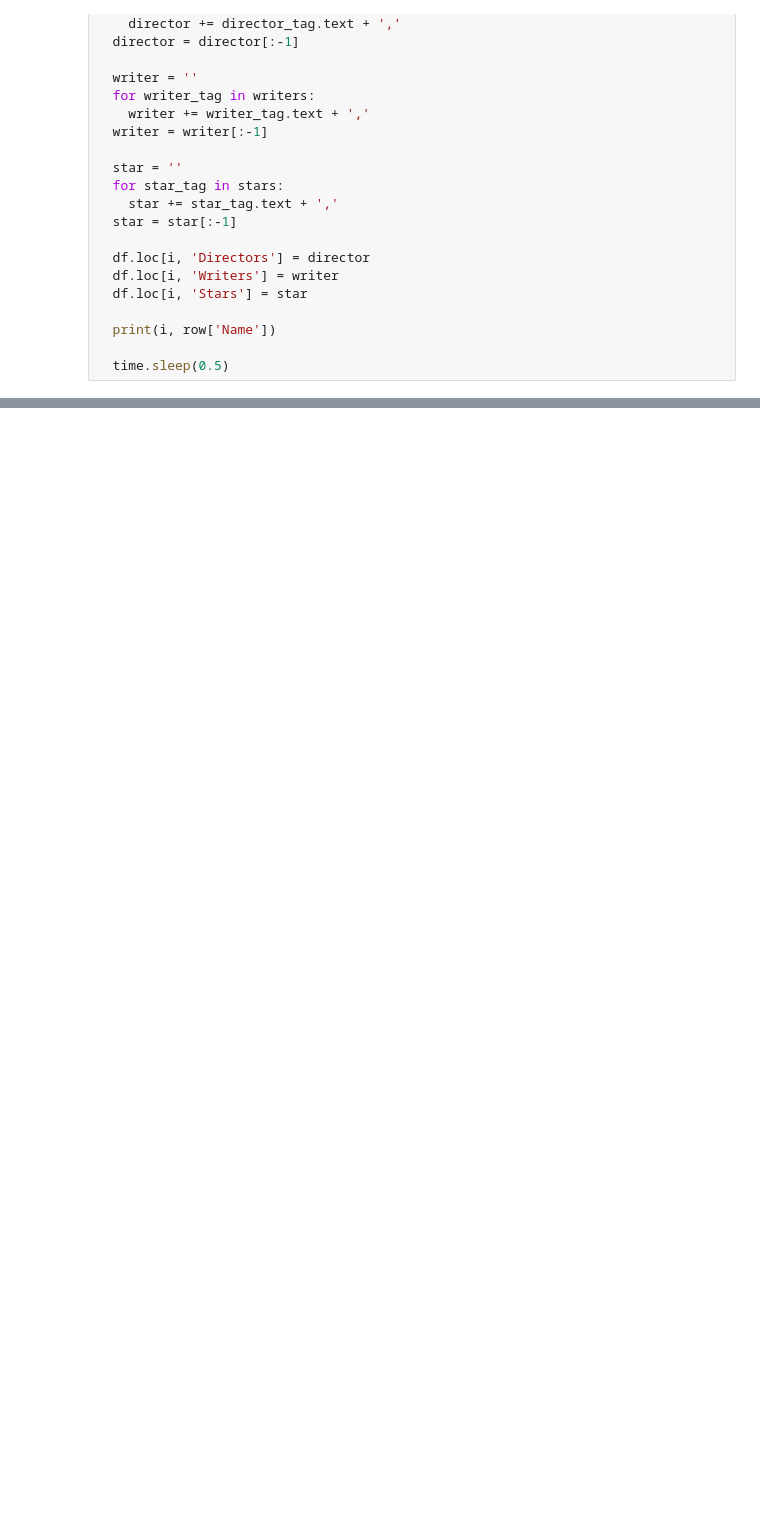
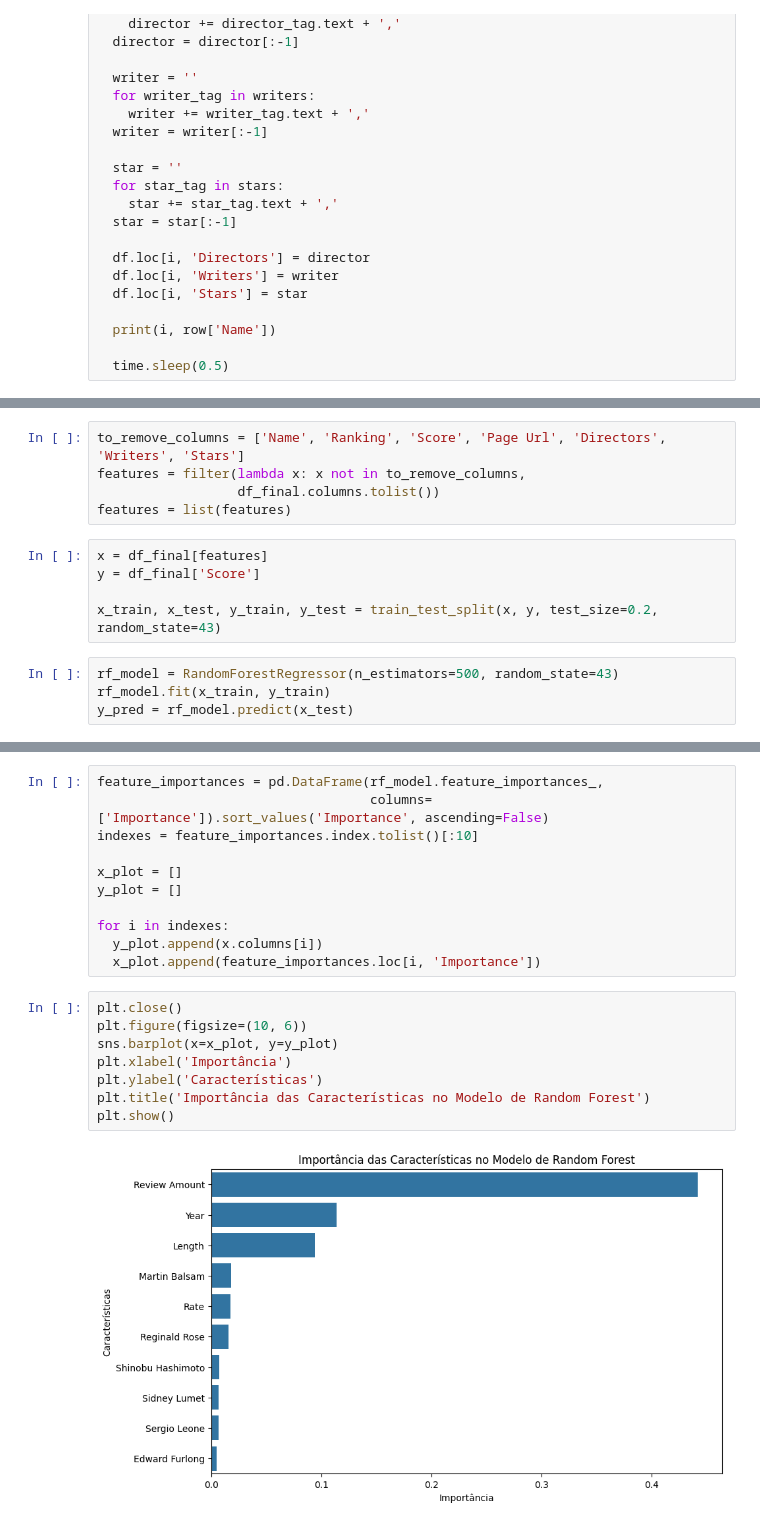
Before and after one commit to Bielfer/analise-dados-insper, a Jupyter notebook: aps.ipynb, the cells around one changed output, grey strips where cells are left out. Cells and saved outputs as stored; diff of their text form; blank space fills up the shorter version.

```diff
--- a/aps.ipynb
+++ b/aps.ipynb
@@ -72,0 +165,14 @@ df.to_excel('movies.xlsx')
+# %%
+to_remove_columns = ['Name', 'Ranking', 'Score', 'Page Url', 'Directors', 'Writers', 'Stars']
+features = filter(lambda x: x not in to_remove_columns,
+                  df_final.columns.tolist())
+features = list(features)
+# %%
+x = df_final[features]
+y = df_final['Score']
+
+x_train, x_test, y_train, y_test = train_test_split(x, y, test_size=0.2, random_state=43)
+# %%
+rf_model = RandomForestRegressor(n_estimators=500, random_state=43)
+rf_model.fit(x_train, y_train)
+y_pred = rf_model.predict(x_test)
@@ -72,0 +188,21 @@ df.to_excel('movies.xlsx')
+# %%
+feature_importances = pd.DataFrame(rf_model.feature_importances_,
+                                   columns=['Importance']).sort_values('Importance', ascending=False)
+indexes = feature_importances.index.tolist()[:10]
+
+x_plot = []
+y_plot = []
+
+for i in indexes:
+  y_plot.append(x.columns[i])
+  x_plot.append(feature_importances.loc[i, 'Importance'])
+# %%
+plt.close()
+plt.figure(figsize=(10, 6))
+sns.barplot(x=x_plot, y=y_plot)
+plt.xlabel('Importância')
+plt.ylabel('Características')
+plt.title('Importância das Características no Modelo de Random Forest')
+plt.show()
+# %% [output]
+[figure, added]
```
Also changed, not shown: parts of 21 cells of this notebook, 1 other file.
